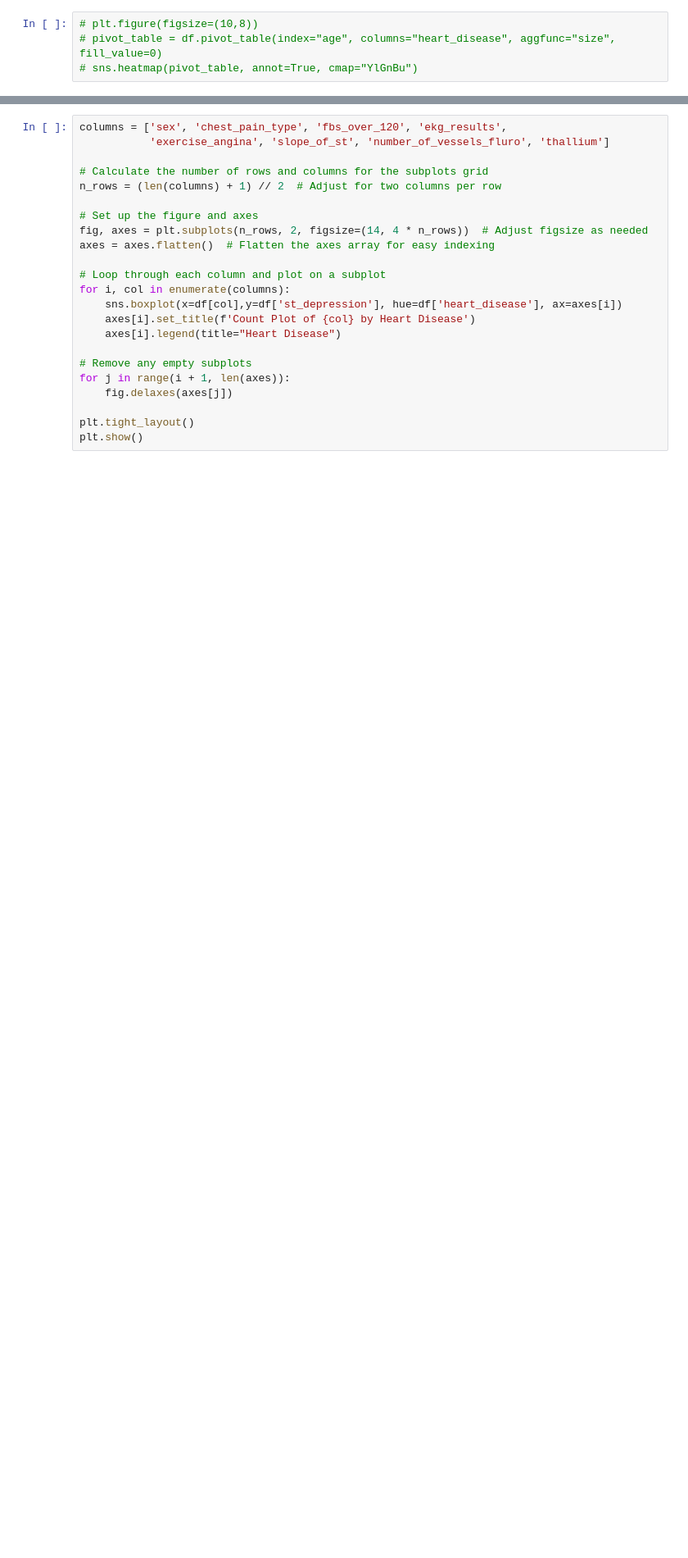
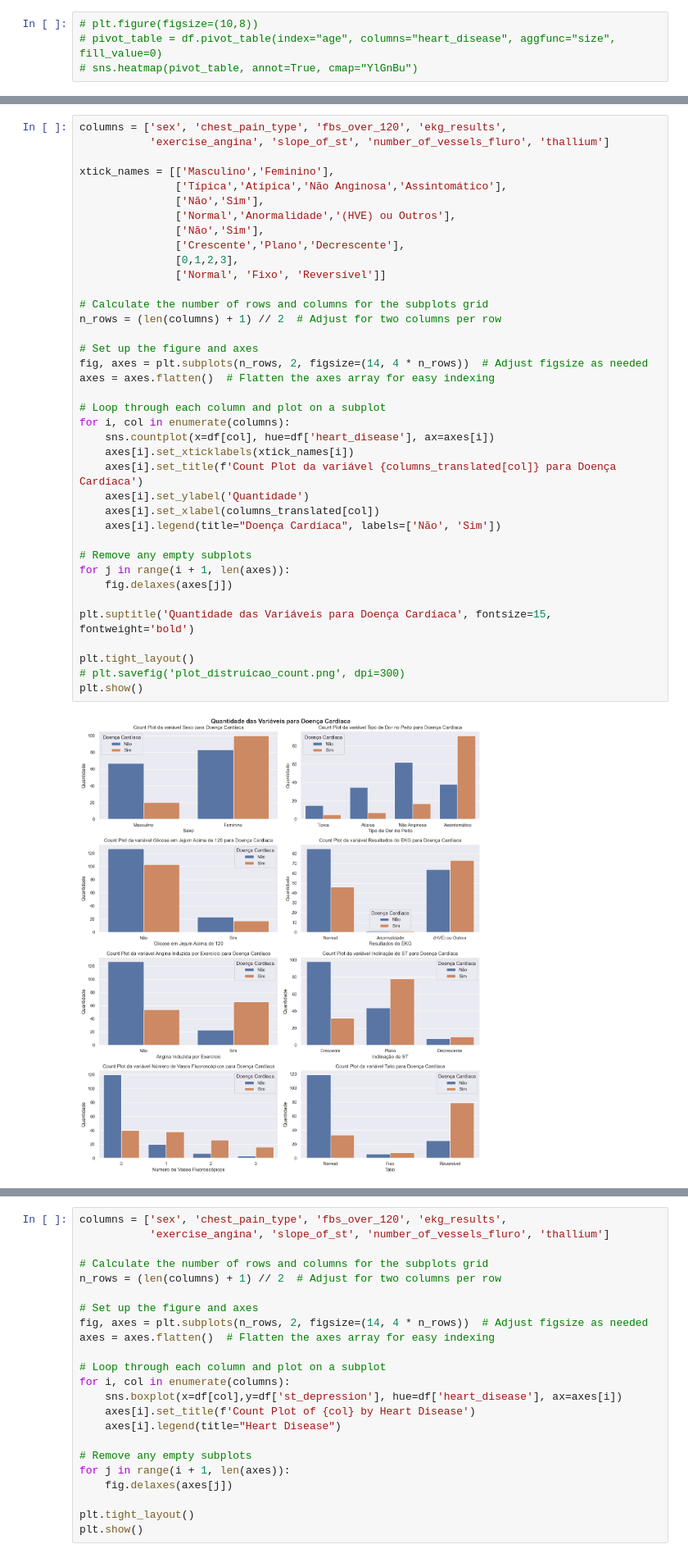
Before and after one commit to LucasMeller13/ml_abp, a Jupyter notebook: tests.ipynb, the cells around one changed output, grey strips where cells are left out. Shown at 82% size. Saved outputs shown, nothing was run; the diff lists cells and outputs as text; blank space fills up the shorter version.

```diff
--- a/tests.ipynb
+++ b/tests.ipynb
@@ -144,0 +173,40 @@ plt.show()
+# %%
+columns = ['sex', 'chest_pain_type', 'fbs_over_120', 'ekg_results',
+           'exercise_angina', 'slope_of_st', 'number_of_vessels_fluro', 'thallium']
+
+xtick_names = [['Masculino','Feminino'],
+               ['Típica','Atípica','Não Anginosa','Assintomático'],
+               ['Não','Sim'],
+               ['Normal','Anormalidade','(HVE) ou Outros'],
+               ['Não','Sim'],
+               ['Crescente','Plano','Decrescente'],
+               [0,1,2,3],
+               ['Normal', 'Fixo', 'Reversível']]
+
+# Calculate the number of rows and columns for the subplots grid
+n_rows = (len(columns) + 1) // 2  # Adjust for two columns per row
+
+# Set up the figure and axes
+fig, axes = plt.subplots(n_rows, 2, figsize=(14, 4 * n_rows))  # Adjust figsize as needed
+axes = axes.flatten()  # Flatten the axes array for easy indexing
+
+# Loop through each column and plot on a subplot
+for i, col in enumerate(columns):
+    sns.countplot(x=df[col], hue=df['heart_disease'], ax=axes[i])
+    axes[i].set_xticklabels(xtick_names[i])
+    axes[i].set_title(f'Count Plot da variável {columns_translated[col]} para Doença Cardíaca')
+    axes[i].set_ylabel('Quantidade')
+    axes[i].set_xlabel(columns_translated[col])
+    axes[i].legend(title="Doença Cardíaca", labels=['Não', 'Sim'])
+
+# Remove any empty subplots
+for j in range(i + 1, len(axes)):
+    fig.delaxes(axes[j])
+
+plt.suptitle('Quantidade das Variáveis para Doença Cardíaca', fontsize=15, fontweight='bold')
+
+plt.tight_layout()
+# plt.savefig('plot_distruicao_count.png', dpi=300)
+plt.show()
+# %% [output]
+[figure, added]
```
Also changed, not shown: parts of 19 cells of this notebook, 10 other files.
